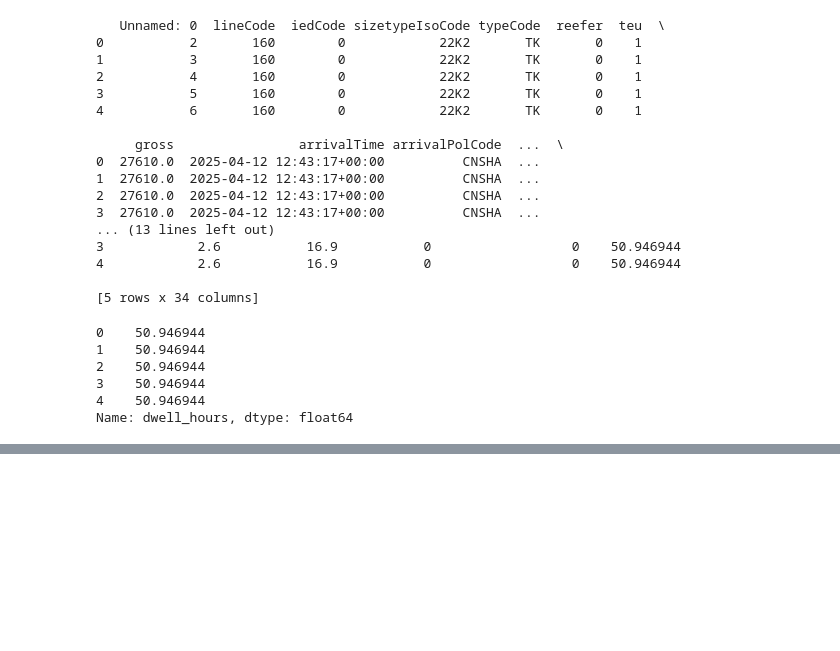
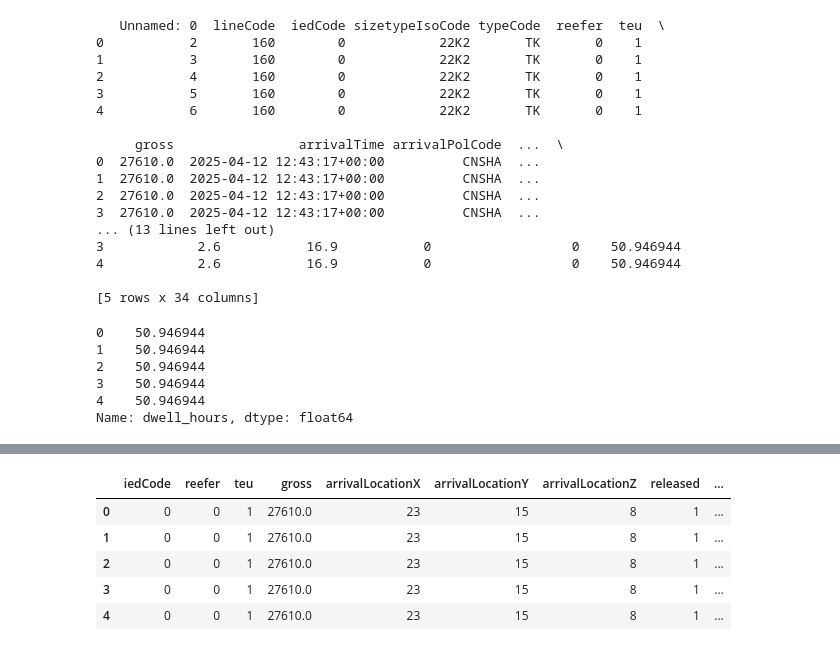
Before and after one commit to kellyegorman/eurogate-twin, a Jupyter notebook: clean_data.ipynb, the cells around one changed output, grey strips where cells are left out. Drawn from its saved outputs; the diff is of its cells as text; code cells hidden in the pictures; blank space fills up the shorter version.

```diff
--- a/clean_data.ipynb
+++ b/clean_data.ipynb
@@ -1050,0 +1915,10 @@ Name: dwell_hours, dtype: float64
+# %%
+df = pd.read_csv("data/eurogate_train_encoded.csv")
+df.head()
+# %% [output]
+|  | iedCode | reefer | teu | gross | arrivalLocationX | arrivalLocationY | arrivalLocationZ | released | ... |
+| 0 | 0 | 0 | 1 | 27610.0 | 23 | 15 | 8 | 1 | ... |
+| 1 | 0 | 0 | 1 | 27610.0 | 23 | 15 | 8 | 1 | ... |
+| 2 | 0 | 0 | 1 | 27610.0 | 23 | 15 | 8 | 1 | ... |
+| 3 | 0 | 0 | 1 | 27610.0 | 23 | 15 | 8 | 1 | ... |
+| 4 | 0 | 0 | 1 | 27610.0 | 23 | 15 | 8 | 1 | ... |
```
Also changed, not shown: parts of 47 cells of this notebook, 2 other files.
